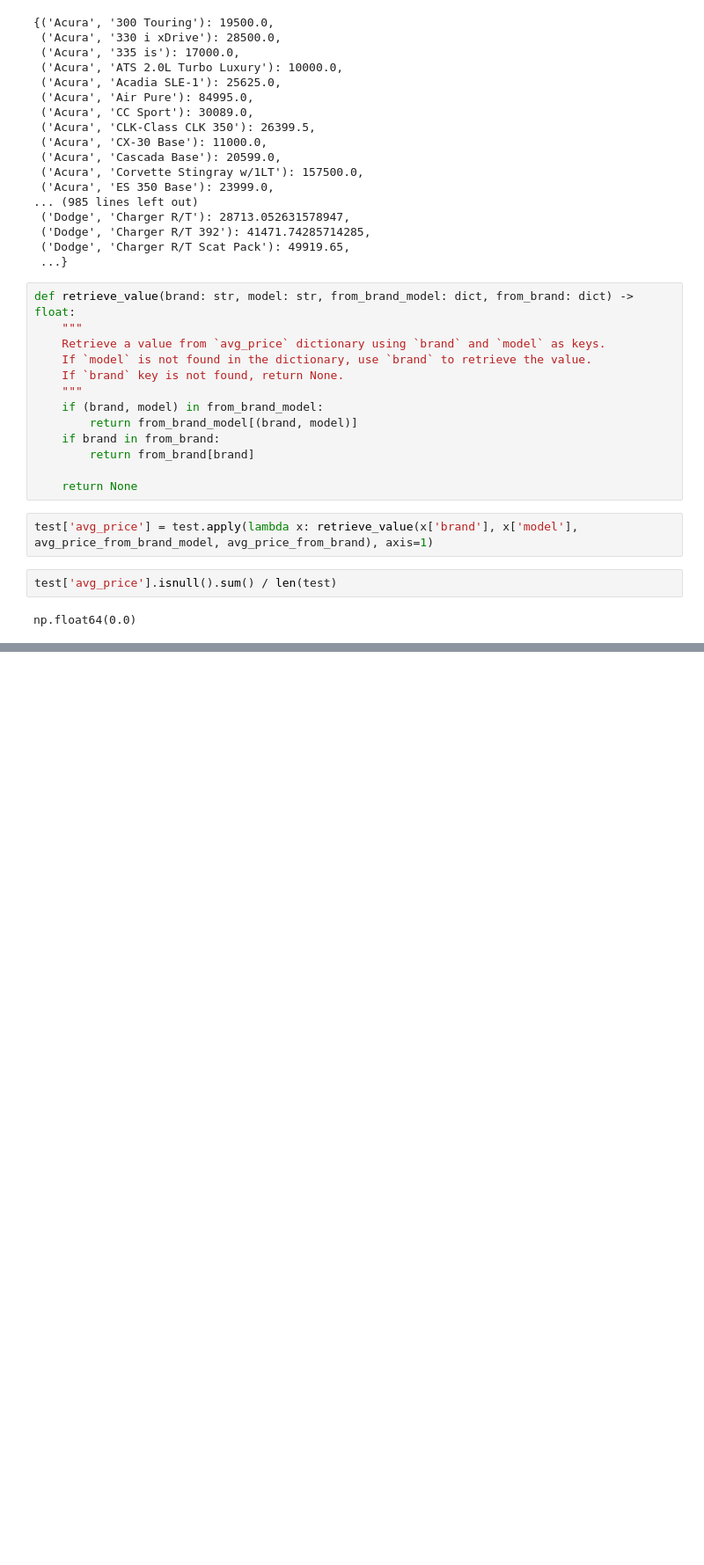
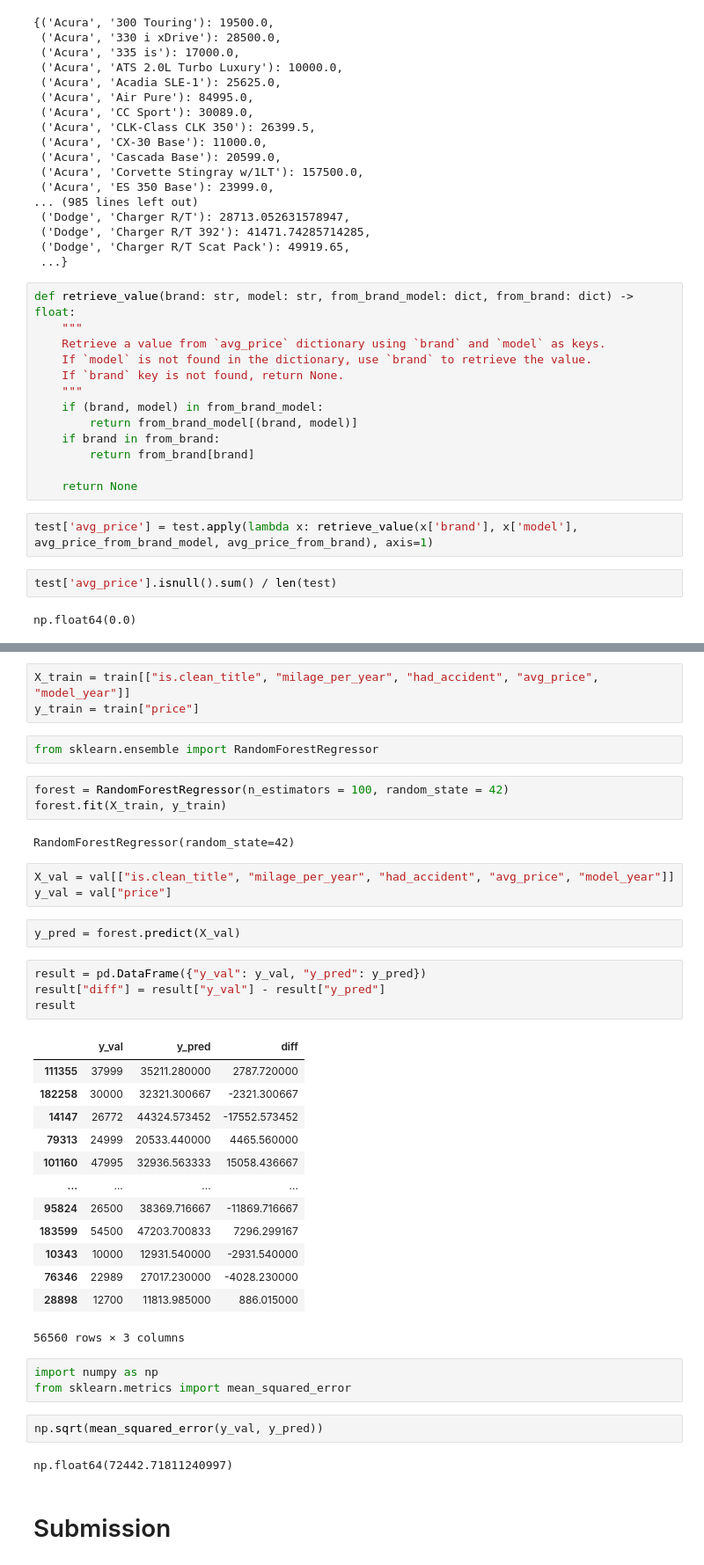
Before and after one commit to gshirato/progression-car-price, a Jupyter notebook: notebooks/20240910-improve-model-gota.ipynb, the cells around one changed output, grey strips where cells are left out. Shown: that part at 88% size. Saved outputs shown, nothing was run; the diff lists cells and outputs as text; blank space fills up the shorter version.

Commit message:
update model for submission

```diff
--- a/notebooks/20240910-improve-model-gota.ipynb
+++ b/notebooks/20240910-improve-model-gota.ipynb
@@ -69,0 +76,42 @@ np.float64(0.0)
+# %%
+X_train = train[["is.clean_title", "milage_per_year", "had_accident", "avg_price", "model_year"]]
+y_train = train["price"]
+# %%
+from sklearn.ensemble import RandomForestRegressor
+# %%
+forest = RandomForestRegressor(n_estimators = 100, random_state = 42)
+forest.fit(X_train, y_train)
+# %% [output]
+RandomForestRegressor(random_state=42)
+# %%
+X_val = val[["is.clean_title", "milage_per_year", "had_accident", "avg_price", "model_year"]]
+y_val = val["price"]
+# %%
+y_pred = forest.predict(X_val)
+# %%
+result = pd.DataFrame({"y_val": y_val, "y_pred": y_pred})
+result["diff"] = result["y_val"] - result["y_pred"]
+result
+# %% [output]
+|  | y_val | y_pred | diff |
+| 111355 | 37999 | 35211.280000 | 2787.720000 |
+| 182258 | 30000 | 32321.300667 | -2321.300667 |
+| 14147 | 26772 | 44324.573452 | -17552.573452 |
+| 79313 | 24999 | 20533.440000 | 4465.560000 |
+| 101160 | 47995 | 32936.563333 | 15058.436667 |
+| ... | ... | ... | ... |
+| 95824 | 26500 | 38369.716667 | -11869.716667 |
+| 183599 | 54500 | 47203.700833 | 7296.299167 |
+| 10343 | 10000 | 12931.540000 | -2931.540000 |
+| 76346 | 22989 | 27017.230000 | -4028.230000 |
+| 28898 | 12700 | 11813.985000 | 886.015000 |
+56560 rows × 3 columns
+# %%
+import numpy as np
+from sklearn.metrics import mean_squared_error
+# %%
+np.sqrt(mean_squared_error(y_val, y_pred))
+# %% [output]
+np.float64(72442.71811240997)
+# %% [markdown]
+# Submission
```
Also changed, not shown: parts of 7 cells of this notebook, 1 other file.
